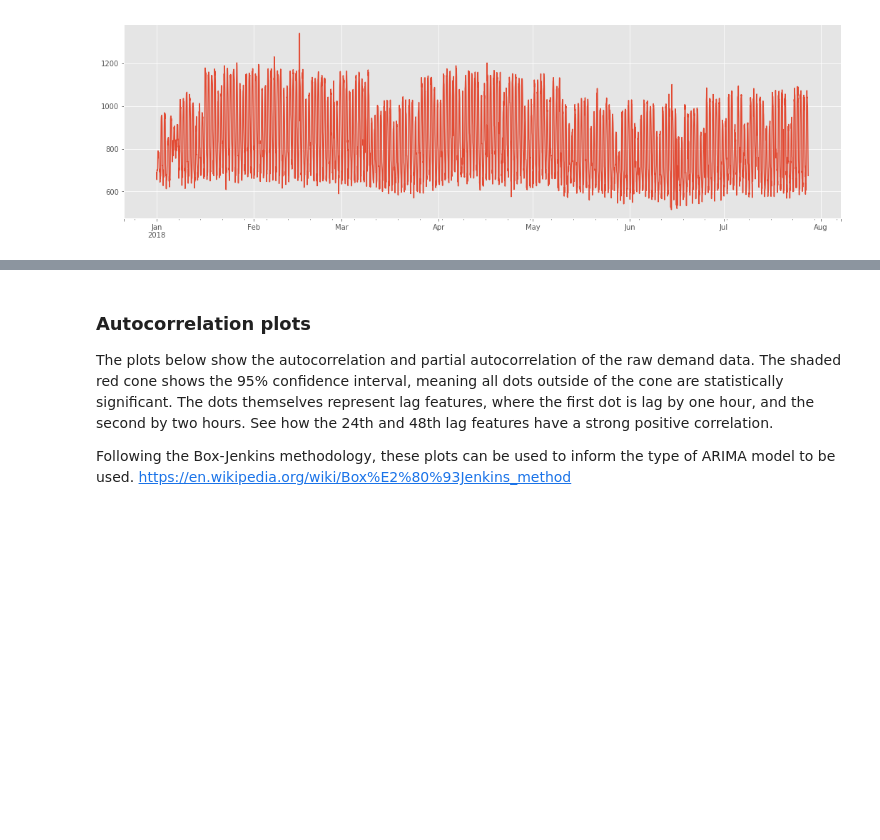
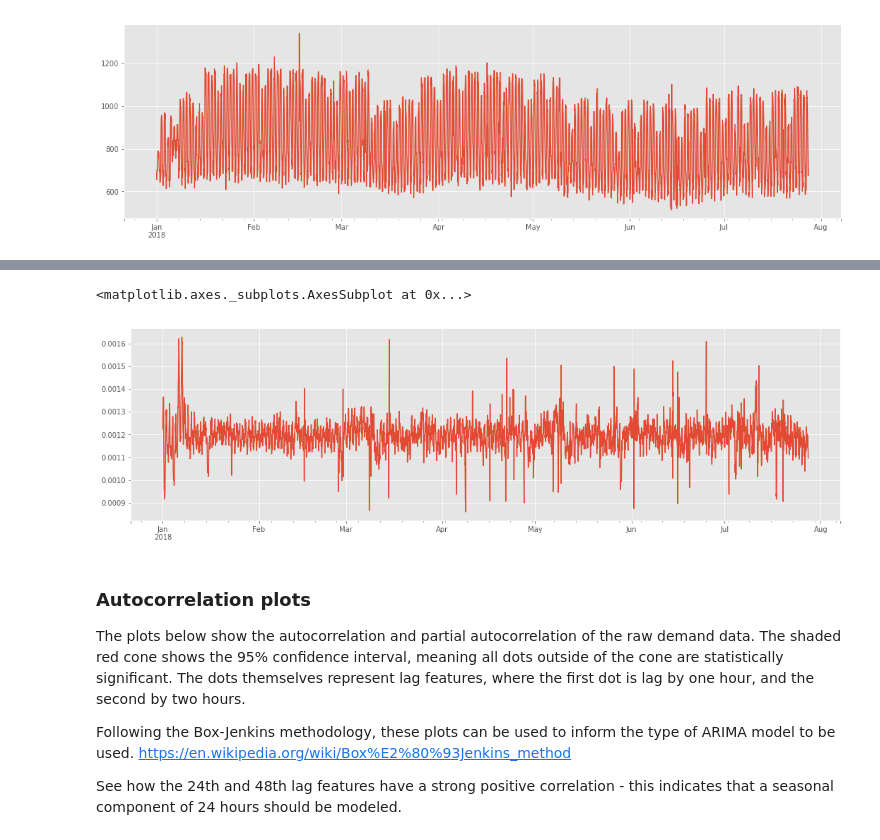
Before and after one commit to kevinkoste/university-load-forecasting, a Jupyter notebook: prediction/SARIMA.ipynb, the cells around one changed output, grey strips where cells are left out. Cells and saved outputs as stored; diff of their text form; code cells hidden in the pictures; blank space fills up the shorter version.

```diff
--- a/prediction/SARIMA.ipynb
+++ b/prediction/SARIMA.ipynb
@@ -32,8 +41,33 @@ y.plot(figsize=(18,5))
+# %%
+# complicated time operations to encode hour-of-week info
+df = pd.DataFrame(y,columns=['demand'],index=y.index)
+df['hourofweek'] = y.values
+k=1
+for i in range(len(df)):
+    df['hourofweek'][i] = k
+    k = k+1
+    if k == 168: k=0
+avg_hourofweek = y.groupby(df['hourofweek']).mean()
+df['avg_hourofweek'] = df['hourofweek'].map(avg_hourofweek)
+hourofweek_mean = df['avg_hourofweek'].values
+
+# week of year calculation is easily built in to pandas
+weekofyear_mean = y.index.weekofyear.map(y.groupby(y.index.weekofyear).mean()).values
+
+# combine both week of year and hourofweek transformers
+y_stationary = y/hourofweek_mean/weekofyear_mean
+
+y_stationary.plot(figsize=(18,5))
+# %% [output]
+<matplotlib.axes._subplots.AxesSubplot at 0x...>
+[figure, added]
 # %% [markdown]
 ### Autocorrelation plots
 
-The plots below show the autocorrelation and partial autocorrelation of the raw demand data. The shaded red cone shows the 95% confidence interval, meaning all dots outside of the cone are statistically significant. The dots themselves represent lag features, where the first dot is lag by one hour, and the second by two hours. See how the 24th and 48th lag features have a strong positive correlation.
+The plots below show the autocorrelation and partial autocorrelation of the raw demand data. The shaded red cone shows the 95% confidence interval, meaning all dots outside of the cone are statistically significant. The dots themselves represent lag features, where the first dot is lag by one hour, and the second by two hours.
 
 Following the Box-Jenkins methodology, these plots can be used to inform the type of ARIMA model to be used.
 https://en.wikipedia.org/wiki/Box%E2%80%93Jenkins_method
+
+See how the 24th and 48th lag features have a strong positive correlation - this indicates that a seasonal component of 24 hours should be modeled.
 # %%
```
Also changed, not shown: parts of 13 cells of this notebook, 2 other files.
